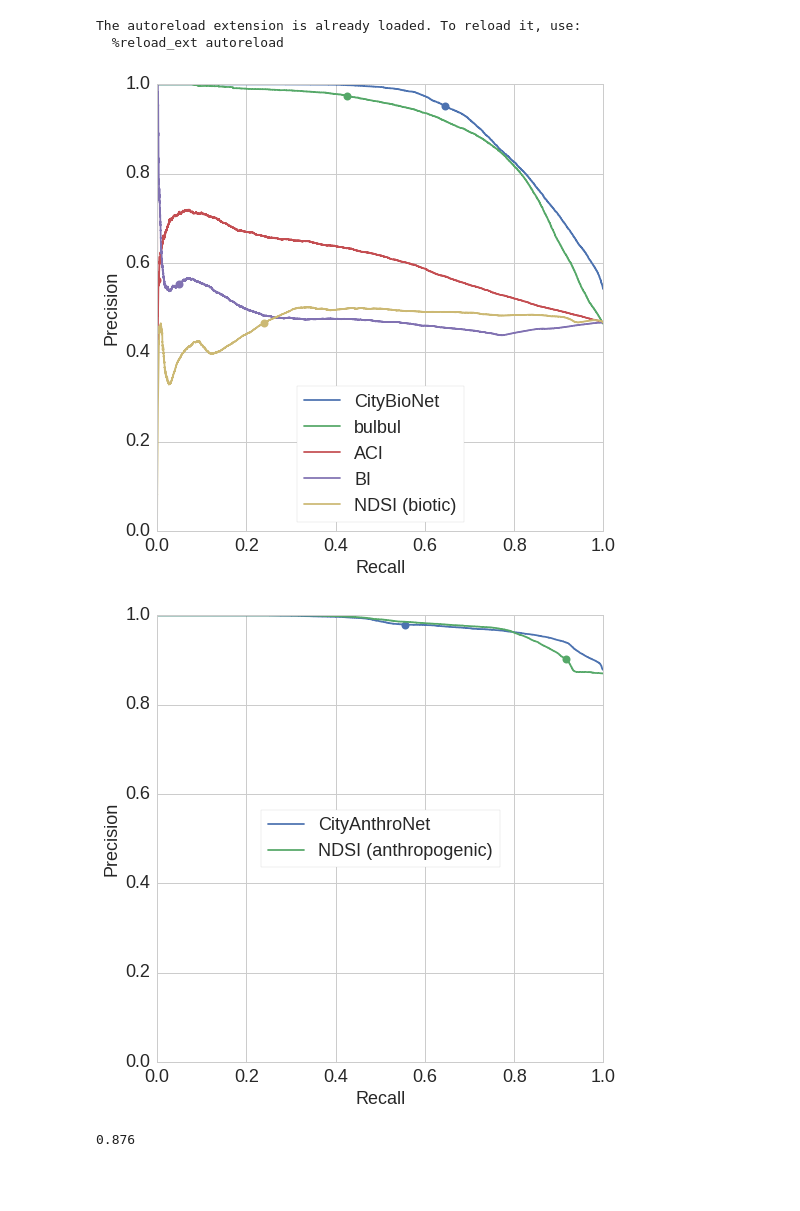
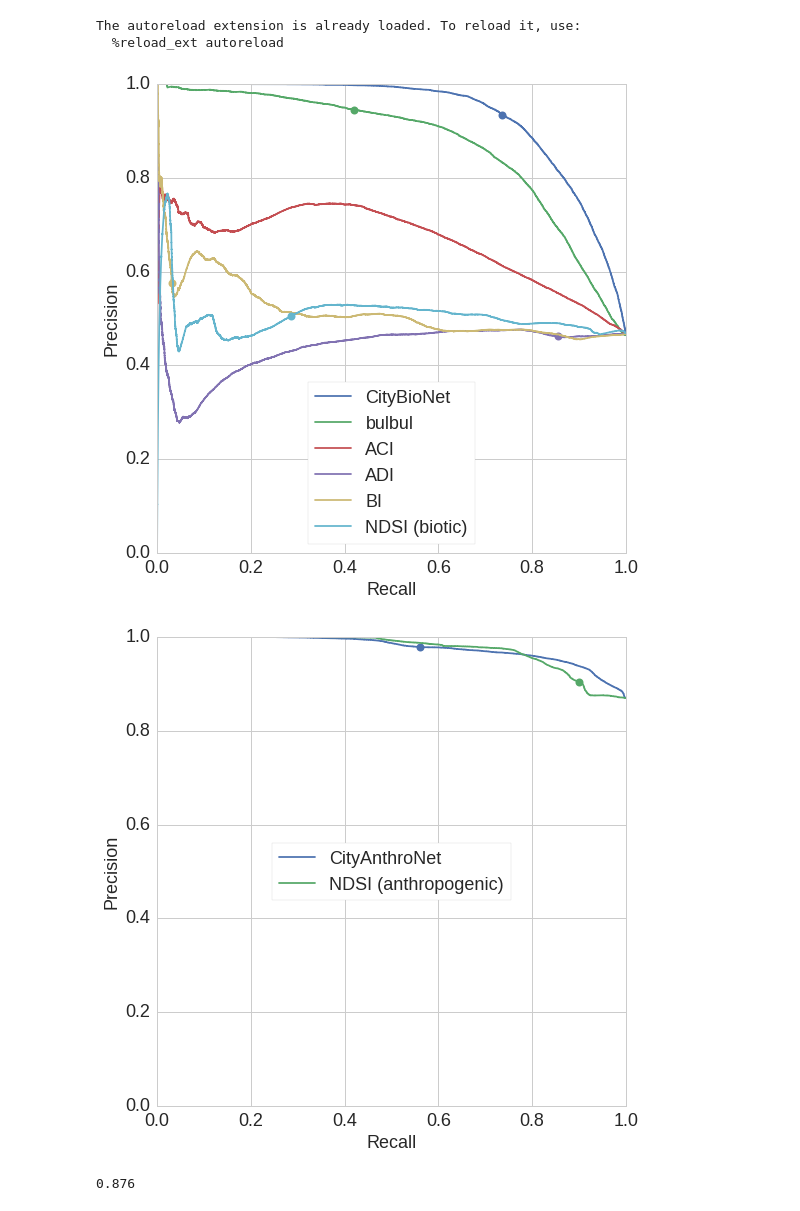
Before and after one commit to mdfirman/CityNet, a Jupyter notebook: evaluation/pr_plots.ipynb, the cells around one changed output. Cells and saved outputs as stored; diff of their text form; code cells hidden in the pictures; blank space fills up the shorter version.

```diff
--- a/evaluation/pr_plots.ipynb
+++ b/evaluation/pr_plots.ipynb
@@ -20,22 +20,19 @@ save_dir = '/home/michael/Dropbox/engage/FairbrassFirmanetal_/data/predictions/p
 def plot_pr(classname, runs):
     palette = itertools.cycle(sns.color_palette())
 
-    plt.figure(figsize=(10, 8))
+    plt.figure(figsize=(8, 8))
     ax = plt.subplot(111)
     ax.tick_params(axis='both', which='major', labelsize=18)
 
     m = {'biotic': 'biotic', 'anthrop': 'anthropogenic'}
     mapper = {'warblr_challenge_baseline': 'bulbul',
-          'mel32_large_test_golden_fullsplit': 'CityBioNet',
-         'overlap_BI_baseline': 'BI',
+         'oneSec_BI_baseline': 'BI',
          #'overlap_NDSI_baseline': u'$NDSI_{%s}$' % classname,
-              'overlap_NDSI_baseline': 'NDSI (%s)' % m[classname],
-         'overlap_ACI_Round_baseline': 'ACI',
+              'oneSec_NDSI_baseline': 'NDSI (%s)' % m[classname],
+         'oneSec_ACI_baseline': 'ACI',
+              'oneSec_ADI_baseline': 'ADI',
              'ensemble_train': 'CityBioNet',
              'ensemble_train_2': 'CityAnthroNet'}
-
-    if classname == 'anthrop':
-        mapper['mel32_large_test_golden_fullsplit'] = mapper['mel32_large_test_golden_fullsplit'].replace('Bio', 'Anthro')
 
     for run_type in runs:
         loaddir = base_dir + 'predictions/%s/%s/analysis/' % (run_type, classname)
@@ -50,8 +47,8 @@ def plot_pr(classname, runs):
         ax.plot(recall_at_05, prec_at_05, 'o', ms=8, color=col)
 
 
-#     box = ax.get_position()
-#     ax.set_position([box.x0, box.y0 + 0.05, box.width * 0.8, box.height])
+    box = ax.get_position()
+    ax.set_position([box.x0 - 0.025, box.y0 - 0.025, box.width * 1.05, box.height * 1.05])
 
     plt.xlim(0, 1)
     plt.ylim(0, 1)
@@ -74,31 +71,34 @@ def plot_pr(classname, runs):
 # %%
 biotic_runs = [
     'ensemble_train',
+#     'single_net/0',
+#     'single_net_test2/0',
     #'mel32_large_test_golden_fullsplit',
                'warblr_challenge_baseline',
 #         'overlap_ACI_noRound_baseline',
 #         'overlap_ACI_Round_baseline',
 #        'timestep_ACI_noRound_baseline',
-        'overlap_ACI_Round_baseline',
+        'oneSec_ACI_baseline',
+    'oneSec_ADI_baseline',
 #        'timestep_BI_baseline',
-       'overlap_BI_baseline',
+       'oneSec_BI_baseline',
 
-       'overlap_NDSI_baseline']
+       'oneSec_NDSI_baseline']
 #, 'aci_baseline']
+
 
 plot_pr('biotic', biotic_runs)
 #plt.plot([0, 1], [0.95, 0.95])
 # %% [output]
-[figure, old version]
+[figure, new version]
 # %%
 anthrop_runs = [
     'ensemble_train_2',
-    'overlap_NDSI_baseline']
+    'oneSec_NDSI_baseline']
 
 plot_pr('anthrop', anthrop_runs)
-#plt.plot([0, 1], [0.95, 0.95])
 # %% [output]
-[figure, old version]
+[figure, new version]
 # %%
 im = imread('/home/michael/Desktop/untitled.png')
 (im[250, 250:, 1] > 128).mean()
```
Also changed, not shown: 7 other files.
